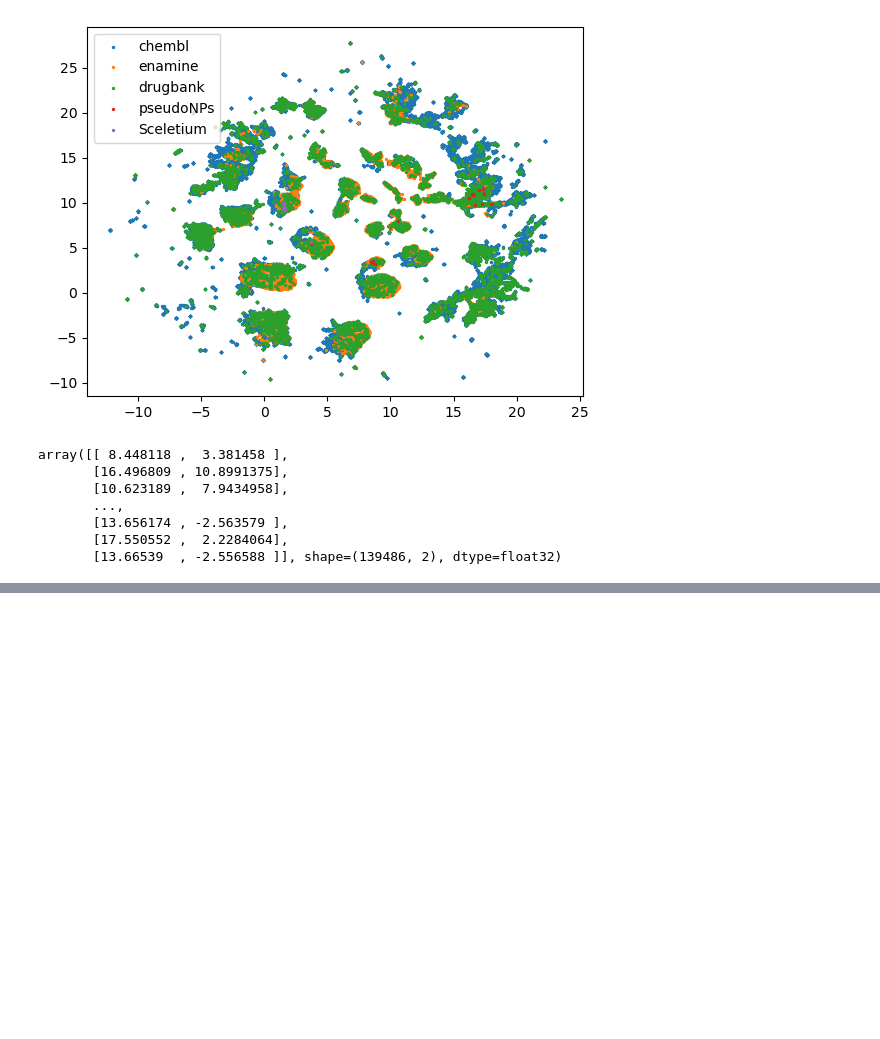
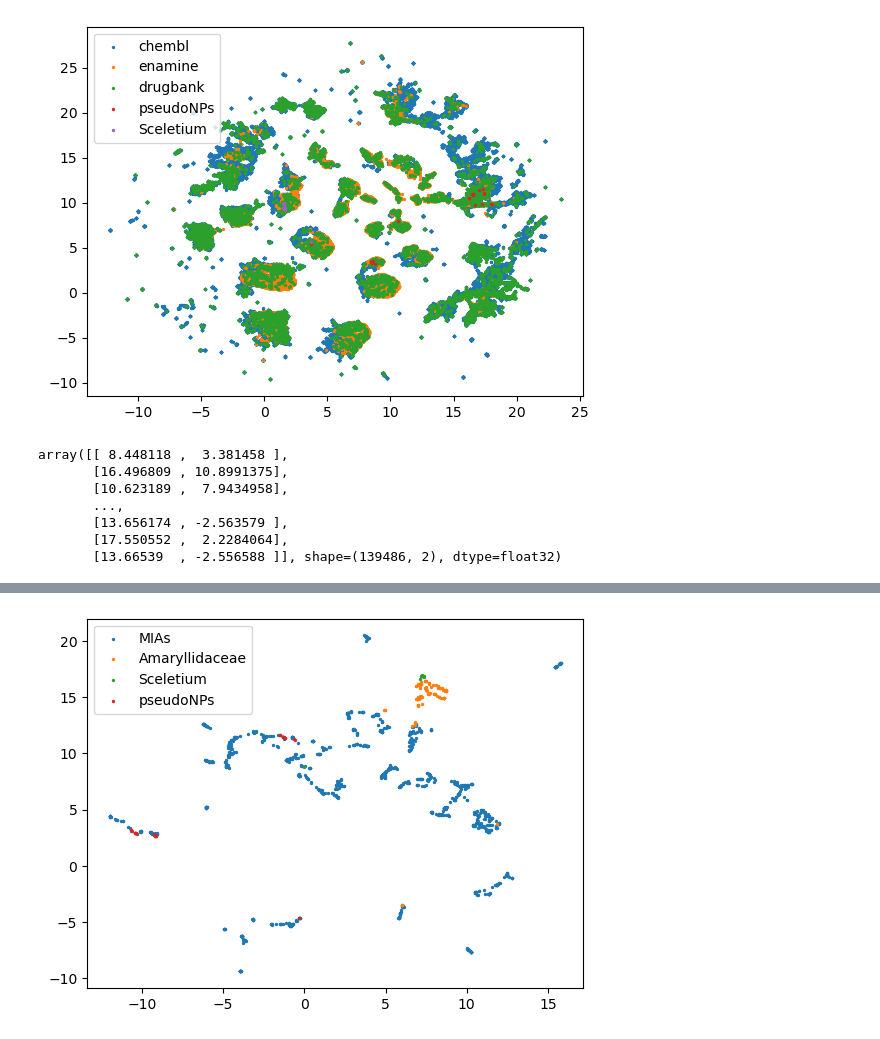
Before and after one commit to BernalFA/2025_Greiner_PseudoNPs, a Jupyter notebook: notebooks/1.04-fb-pca_umap.ipynb, the cells around one changed output, grey strips where cells are left out. Drawn from its saved outputs; the diff is of its cells as text; code cells hidden in the pictures; blank space fills up the shorter version.

```diff
--- a/notebooks/1.04-fb-pca_umap.ipynb
+++ b/notebooks/1.04-fb-pca_umap.ipynb
@@ -183,0 +258,4 @@ array([[ 8.448118 ,  3.381458 ],
+# %%
+X_umap = run_umap_alk(10, 0.1)
+# %% [output]
+[figure, added]
```
Also changed, not shown: parts of 14 cells of this notebook, 7 other files.
